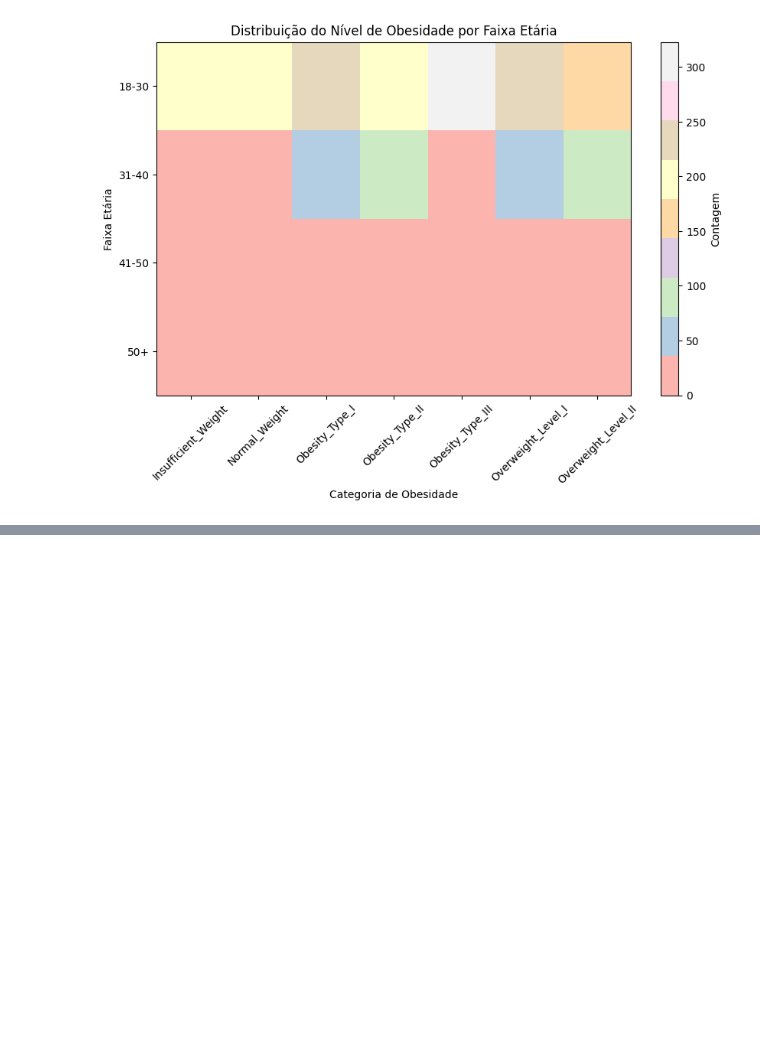
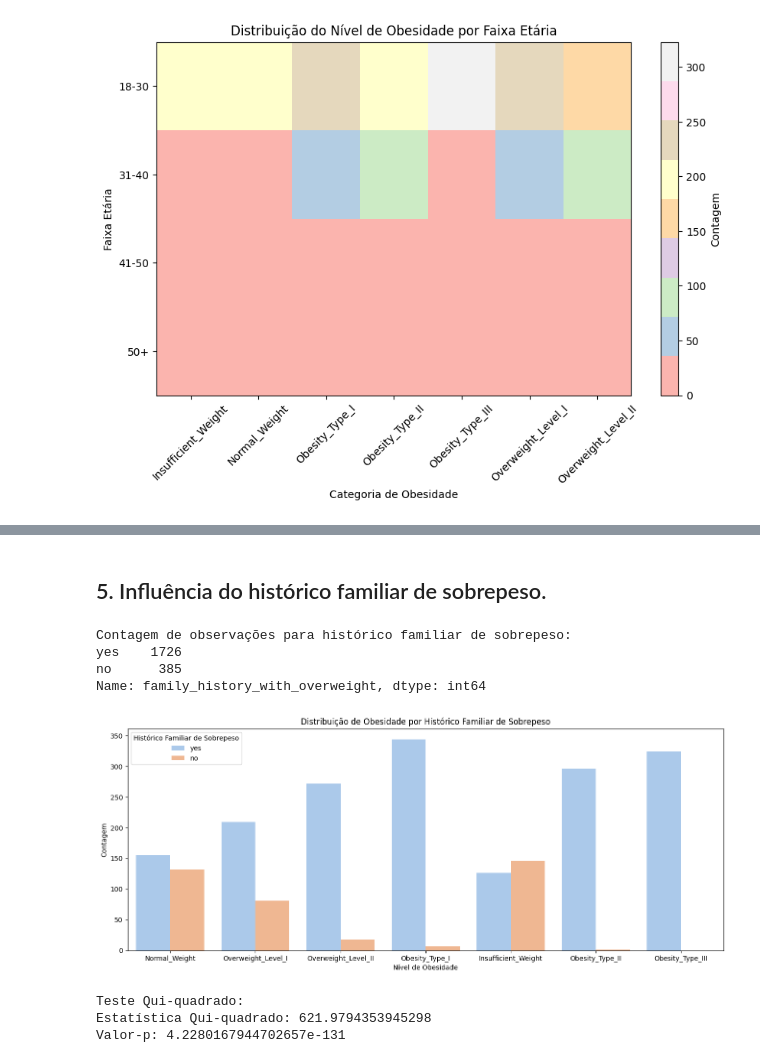
Before and after one commit to atlantico-academy/equipe5-2024.1, a Jupyter notebook: notebooks/01-exploratory_data_analysis.ipynb, the cells around one changed output, grey strips where cells are left out. Drawn from its saved outputs; the diff is of its cells as text; code cells hidden in the pictures; blank space fills up the shorter version.

```diff
--- a/notebooks/01-exploratory_data_analysis.ipynb
+++ b/notebooks/01-exploratory_data_analysis.ipynb
@@ -290,0 +458,6 @@ plt.show()
+# %%
+from sklearn.preprocessing import LabelEncoder
+
+label_encoder = LabelEncoder()
+df['NObeyesdad_encoded'] = label_encoder.fit_transform(df['NObeyesdad'])
+correlation_matrix = df[['Height', 'Weight', 'NObeyesdad_encoded']].corr()
@@ -290,0 +478,38 @@ plt.show()
+# %% [markdown]
+## 5. Influência do histórico familiar de sobrepeso.
+# %%
+contagem_historico = df['family_history_with_overweight'].value_counts()
+print("Contagem de observações para histórico familiar de sobrepeso:")
+print(contagem_historico)
+# %% [output]
+Contagem de observações para histórico familiar de sobrepeso:
+yes    1726
+no      385
+Name: family_history_with_overweight, dtype: int64
+# %%
+paleta_pastel = sns.color_palette("pastel")
+
+plt.figure(figsize=(16, 6))
+sns.countplot(data=df, x='NObeyesdad', hue='family_history_with_overweight', palette=paleta_pastel)
+plt.title('Distribuição de Obesidade por Histórico Familiar de Sobrepeso')
+plt.xlabel('Nível de Obesidade')
+plt.ylabel('Contagem')
+plt.legend(title='Histórico Familiar de Sobrepeso')
+plt.show()
+# %% [output]
+[figure, added]
+# %%
+from scipy.stats import chi2_contingency
+
+tabela_contingencia = pd.crosstab(df['NObeyesdad'], df['family_history_with_overweight'])
+
+# Teste qui-quadrado
+chi2, p_valor, graus_liberdade, _ = chi2_contingency(tabela_contingencia)
+
+print("Teste Qui-quadrado:")
+print("Estatística Qui-quadrado:", chi2)
+print("Valor-p:", p_valor)
+# %% [output]
+Teste Qui-quadrado:
+Estatística Qui-quadrado: 621.9794353945298
+Valor-p: 4.2280167944702657e-131
```
Also changed, not shown: parts of 38 cells of this notebook.
